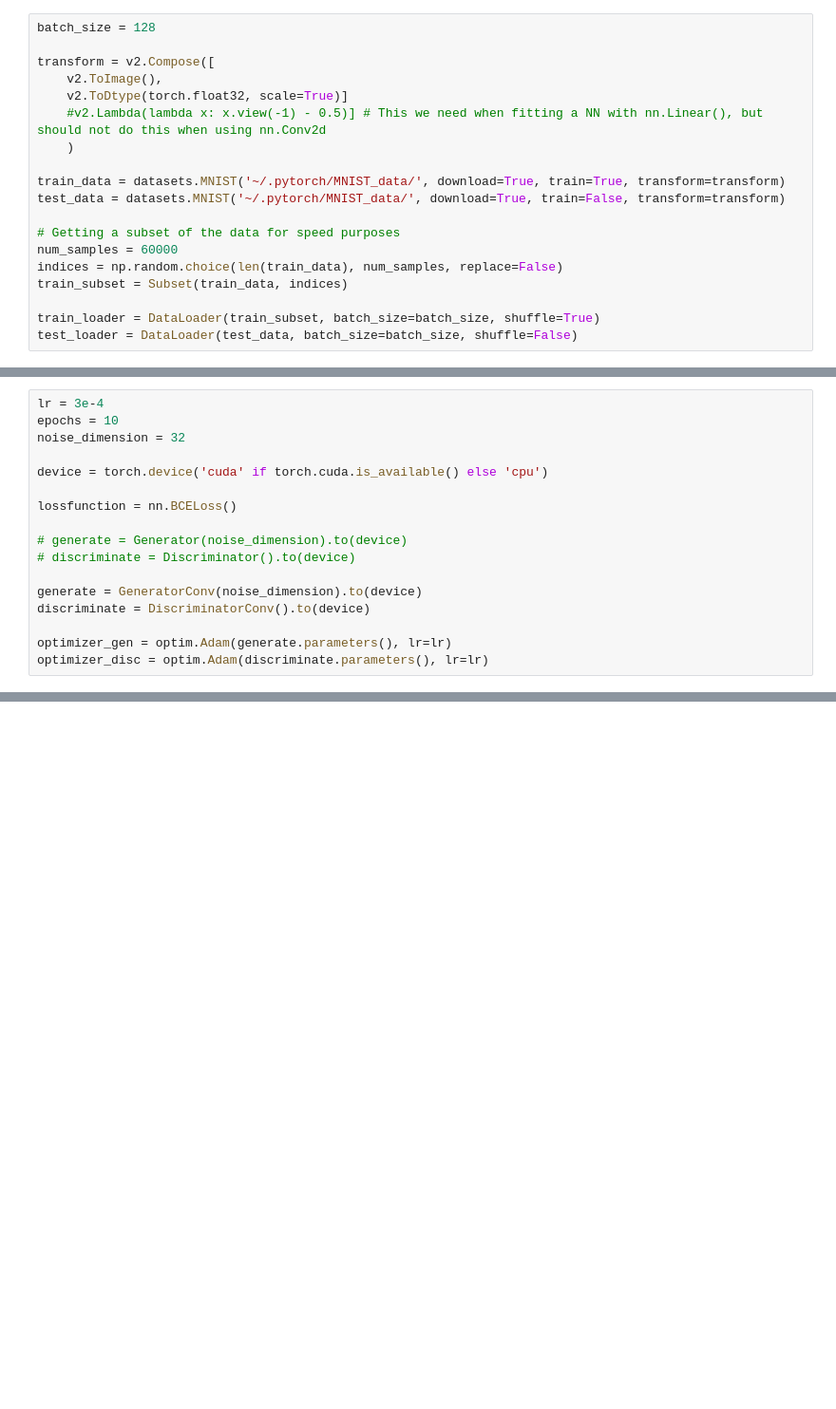
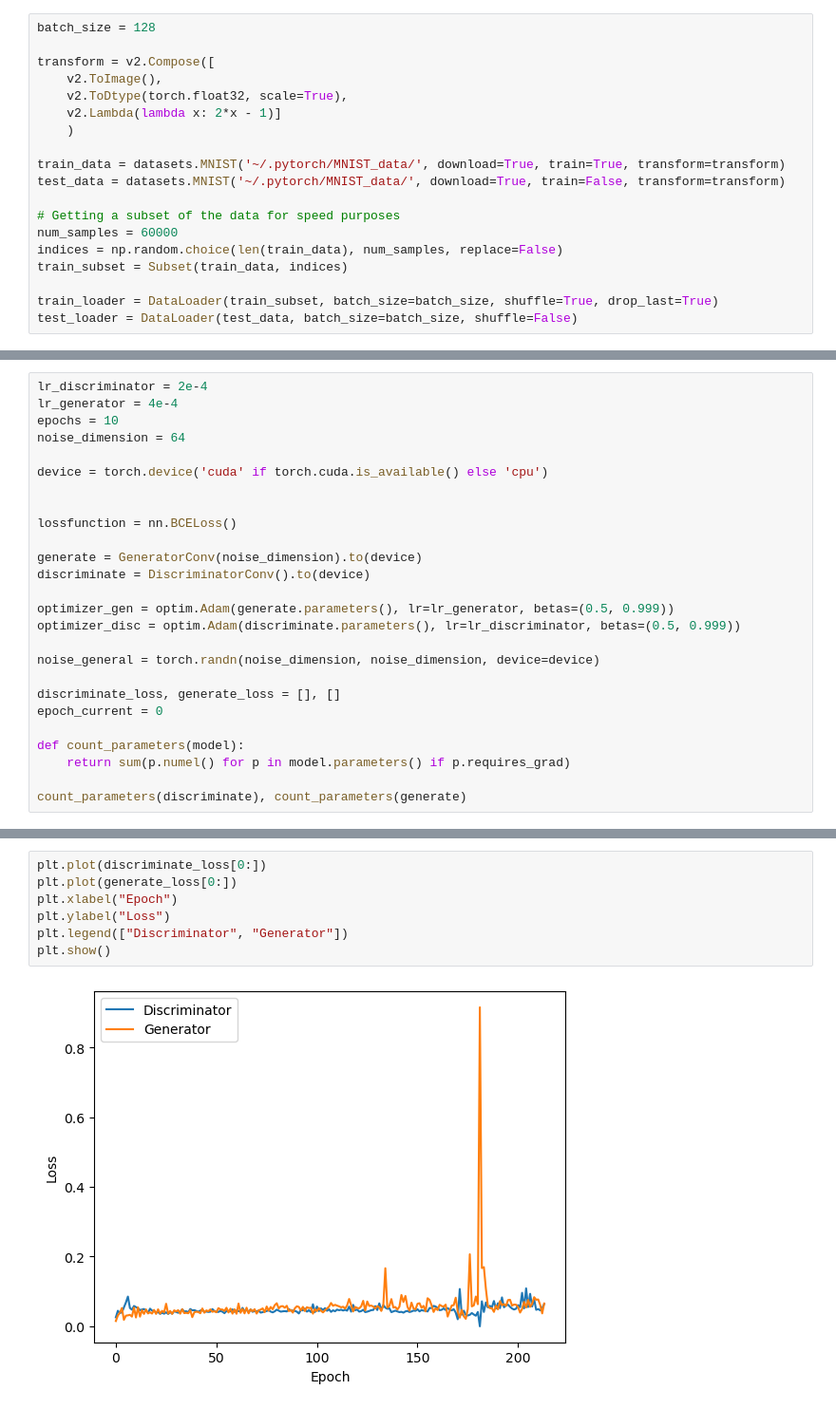
Before and after one commit to Sgouwens/deeplearning, a Jupyter notebook: mnist gan convolutional.ipynb, the cells around one changed output, grey strips where cells are left out. Shown at 95% size. Cells and saved outputs as stored; diff of their text form; blank space fills up the shorter version.

```diff
--- a/mnist gan convolutional.ipynb
+++ b/mnist gan convolutional.ipynb
@@ -16,8 +24,8 @@ batch_size = 128
 
 transform = v2.Compose([
     v2.ToImage(),
-    v2.ToDtype(torch.float32, scale=True)]
-    #v2.Lambda(lambda x: x.view(-1) - 0.5)] # This we need when fitting a NN with nn.Linear(), but should not do this when using nn.Conv2d
+    v2.ToDtype(torch.float32, scale=True),
+    v2.Lambda(lambda x: 2*x - 1)]
     )
 
 train_data = datasets.MNIST('~/.pytorch/MNIST_data/', download=True, train=True, transform=transform)
@@ -28,7 +36,7 @@ num_samples = 60000
 indices = np.random.choice(len(train_data), num_samples, replace=False)
 train_subset = Subset(train_data, indices)
 
-train_loader = DataLoader(train_subset, batch_size=batch_size, shuffle=True)
+train_loader = DataLoader(train_subset, batch_size=batch_size, shuffle=True, drop_last=True)
 test_loader = DataLoader(test_data, batch_size=batch_size, shuffle=False)
 # %%
 # Discriminator class
@@ -81,17 +118,26 @@ class GeneratorConv(nn.Module):
 # %%
-lr = 3e-4
+lr_discriminator = 2e-4
+lr_generator = 4e-4
 epochs = 10
-noise_dimension = 32
+noise_dimension = 64
 
 device = torch.device('cuda' if torch.cuda.is_available() else 'cpu')
 
+
 lossfunction = nn.BCELoss()
-
-# generate = Generator(noise_dimension).to(device)
-# discriminate = Discriminator().to(device)
 
 generate = GeneratorConv(noise_dimension).to(device)
 discriminate = DiscriminatorConv().to(device)
 
-optimizer_gen = optim.Adam(generate.parameters(), lr=lr)
-optimizer_disc = optim.Adam(discriminate.parameters(), lr=lr)
+optimizer_gen = optim.Adam(generate.parameters(), lr=lr_generator, betas=(0.5, 0.999))
+optimizer_disc = optim.Adam(discriminate.parameters(), lr=lr_discriminator, betas=(0.5, 0.999))
+
+noise_general = torch.randn(noise_dimension, noise_dimension, device=device)
+
+discriminate_loss, generate_loss = [], []
+epoch_current = 0
+
+def count_parameters(model):
+    return sum(p.numel() for p in model.parameters() if p.requires_grad)
+
+count_parameters(discriminate), count_parameters(generate)
@@ -171,0 +254,9 @@ TypeError: conv2d() received an invalid combination of arguments - got (list, Pa
+# %%
+plt.plot(discriminate_loss[0:])
+plt.plot(generate_loss[0:])
+plt.xlabel("Epoch")
+plt.ylabel("Loss")
+plt.legend(["Discriminator", "Generator"])
+plt.show()
+# %% [output]
+[figure, added]
```
Also changed, not shown: parts of 7 cells of this notebook, 15 other files.
